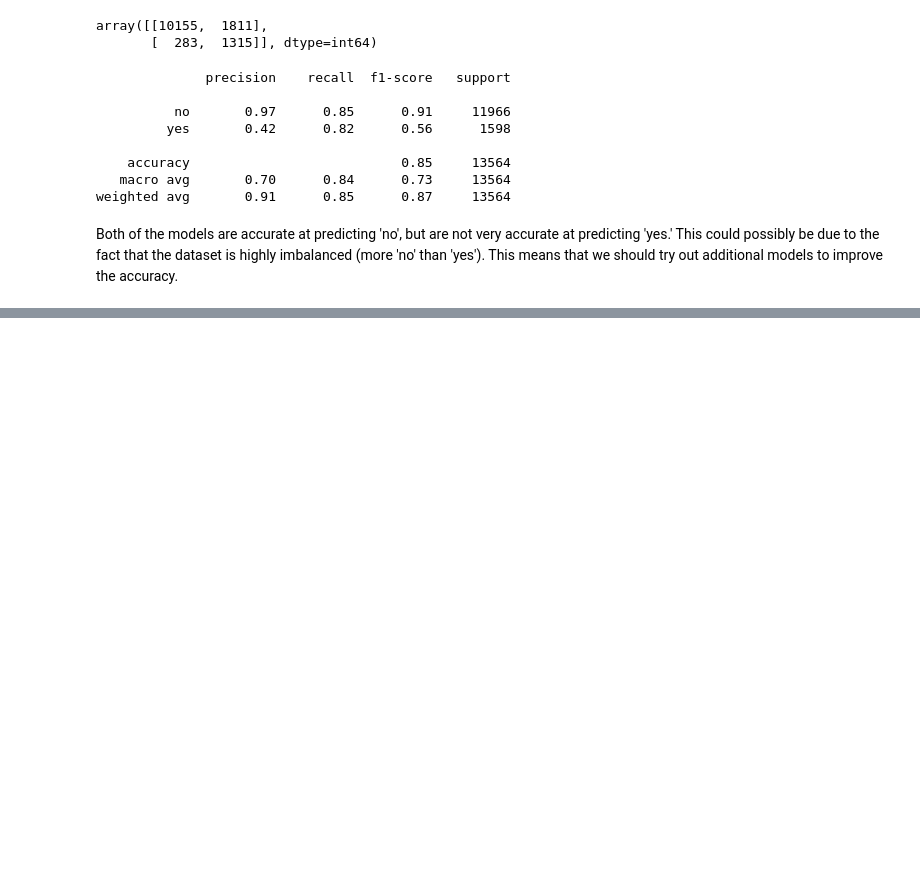
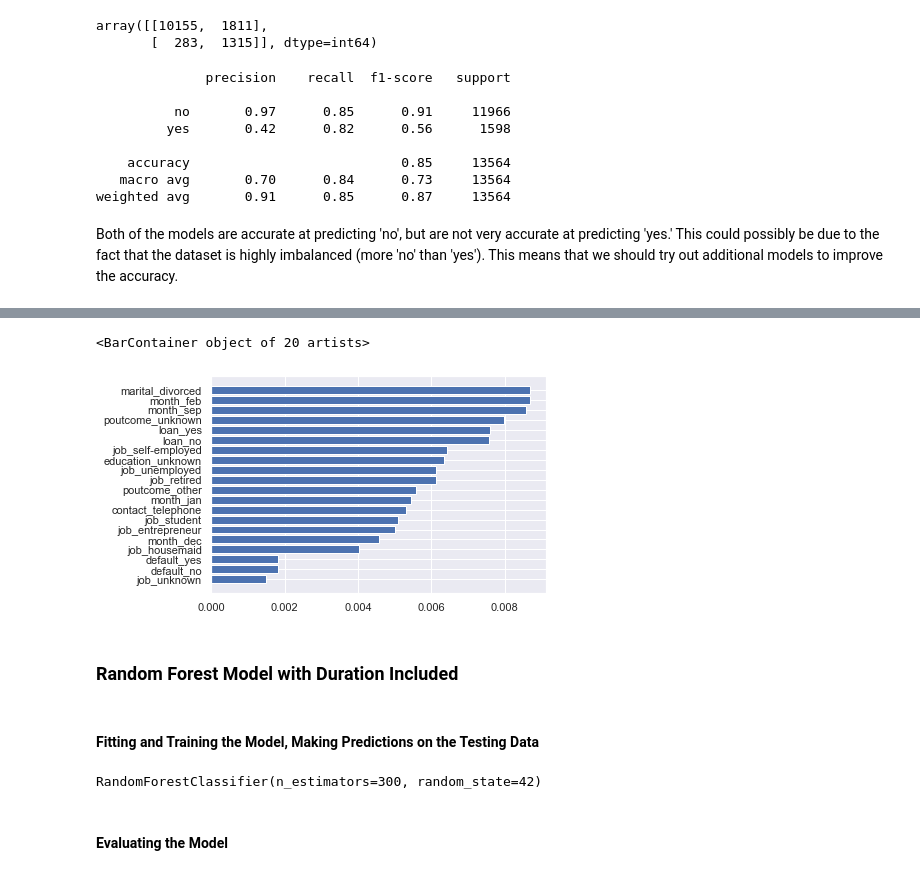
Before and after one commit to janecondon/Bank-Marketing-Campaign-Project, a Jupyter notebook: Bank Marketing Campaign Project.ipynb, the cells around one changed output, grey strips where cells are left out. Cells and saved outputs as stored; diff of their text form; code cells hidden in the pictures; blank space fills up the shorter version.

```diff
--- a/Bank Marketing Campaign Project.ipynb
+++ b/Bank Marketing Campaign Project.ipynb
@@ -453,0 +532,16 @@ Both of the models are accurate at predicting 'no', but are not very accurate at
+# %%
+#20 least important features (will fix later)
+sorted_index = forest.feature_importances_.argsort()
+plt.barh(scaled_X_train.columns[sorted_index[ : 20 ]], forest.feature_importances_[sorted_index[ : 20]])
+# %% [output]
+<BarContainer object of 20 artists>
+[figure, added]
+# %% [markdown]
+### Random Forest Model with Duration Included
+# %% [markdown]
+#### Fitting and Training the Model, Making Predictions on the Testing Data
+# %%
+forest_d = RandomForestClassifier(n_estimators=300, random_state=42)
+forest_d.fit(scaled_X_train_d, y_train_d)
+# %% [output]
+RandomForestClassifier(n_estimators=300, random_state=42)
@@ -453,0 +550,2 @@ Both of the models are accurate at predicting 'no', but are not very accurate at
+# %% [markdown]
+#### Evaluating the Model
```
Also changed, not shown: parts of 102 cells of this notebook.
